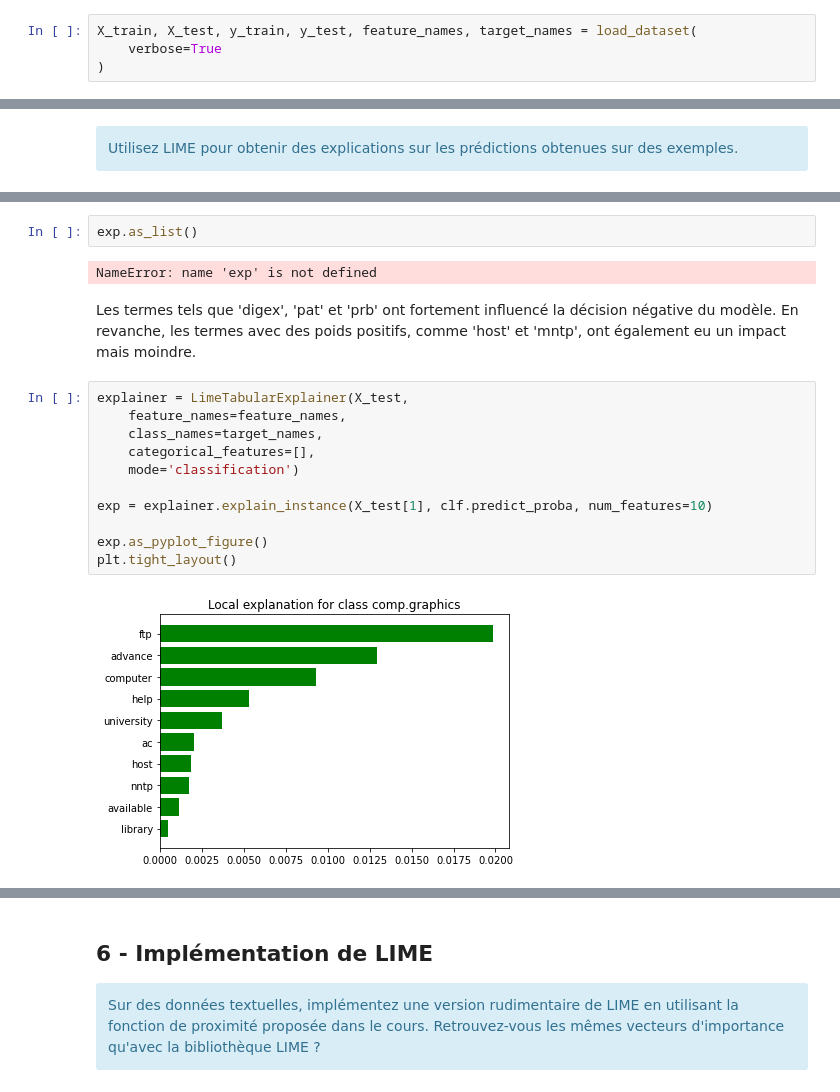
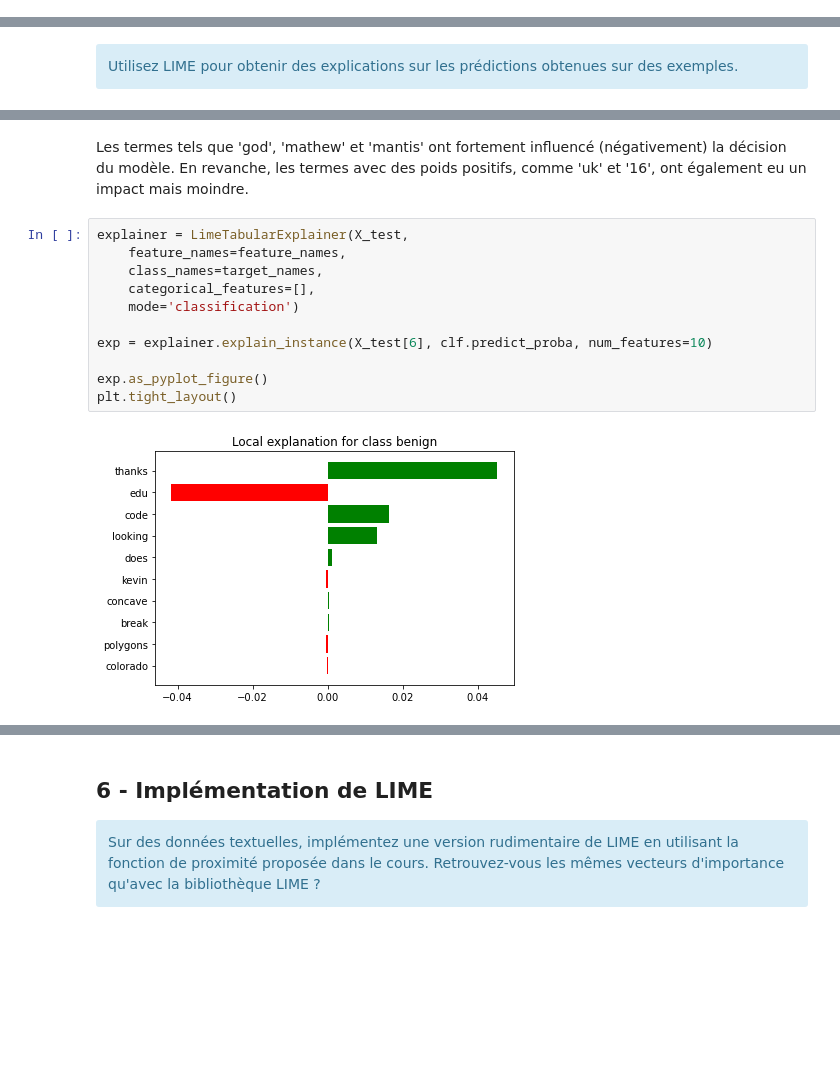
Before and after one commit to nour-bouchouchi/M2-XAI, a Jupyter notebook: tme3_Bouchouchi_Borchani.ipynb, the cells around one changed output, grey strips where cells are left out. Saved outputs shown, nothing was run; the diff lists cells and outputs as text; blank space fills up the shorter version.

```diff
--- a/tme3_Bouchouchi_Borchani.ipynb
+++ b/tme3_Bouchouchi_Borchani.ipynb
@@ -714,4 +639,0 @@ def load_dataset(verbose=False, remove=()):
-# %%
-X_train, X_test, y_train, y_test, feature_names, target_names = load_dataset(
-    verbose=True
-)
@@ -758,19 +728,15 @@ plt.tight_layout()
-# %%
-exp.as_list()
-# %% [output]
-NameError: name 'exp' is not defined
 # %% [markdown]
-Les termes tels que 'digex', 'pat' et 'prb' ont fortement influencé la décision négative du modèle. En revanche, les termes avec des poids positifs, comme 'host' et 'mntp', ont également eu un impact mais moindre.
+Les termes tels que 'god', 'mathew' et 'mantis' ont fortement influencé (négativement) la décision du modèle. En revanche, les termes avec des poids positifs, comme 'uk' et '16', ont également eu un impact mais moindre.
 # %%
 explainer = LimeTabularExplainer(X_test,
     feature_names=feature_names,
     class_names=target_names,
     categorical_features=[],
     mode='classification')
 
-exp = explainer.explain_instance(X_test[1], clf.predict_proba, num_features=10)
+exp = explainer.explain_instance(X_test[6], clf.predict_proba, num_features=10)
 
 exp.as_pyplot_figure()
 plt.tight_layout()
 # %% [output]
-[figure, old version]
+[figure, new version]
```
Also changed, not shown: parts of 49 cells of this notebook.
